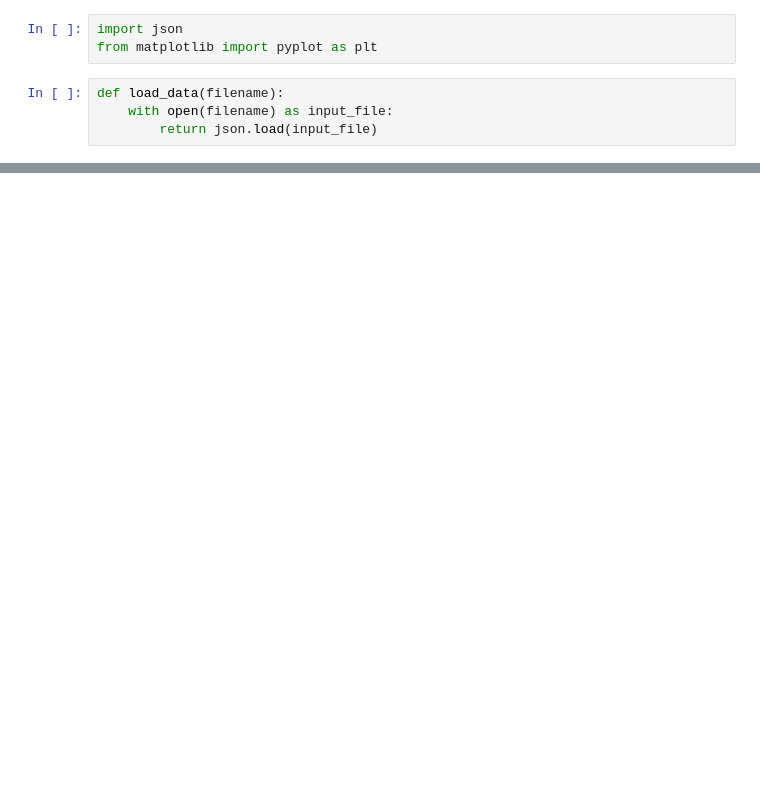
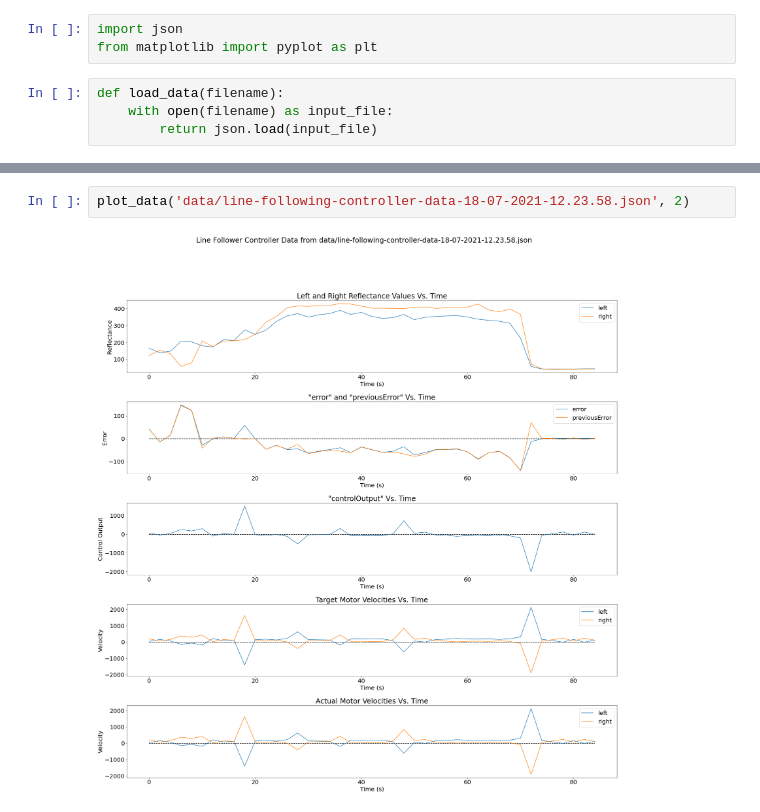
Before and after one commit to graysonk546/autonomous-can-collecting-robot, a Jupyter notebook: src/scripts/line-following-diagnostics/line-following-diagnostics.ipynb, the cells around one changed output, grey strips where cells are left out. Cells and saved outputs as stored; diff of their text form; blank space fills up the shorter version.

```diff
--- a/src/scripts/line-following-diagnostics/line-following-diagnostics.ipynb
+++ b/src/scripts/line-following-diagnostics/line-following-diagnostics.ipynb
@@ -29,0 +82,4 @@ axs[1].plot(right_motor_velocity)
+# %%
+plot_data('data/line-following-controller-data-18-07-2021-12.23.58.json', 2)
+# %% [output]
+[figure, added]
```
Also changed, not shown: parts of 4 cells of this notebook.
